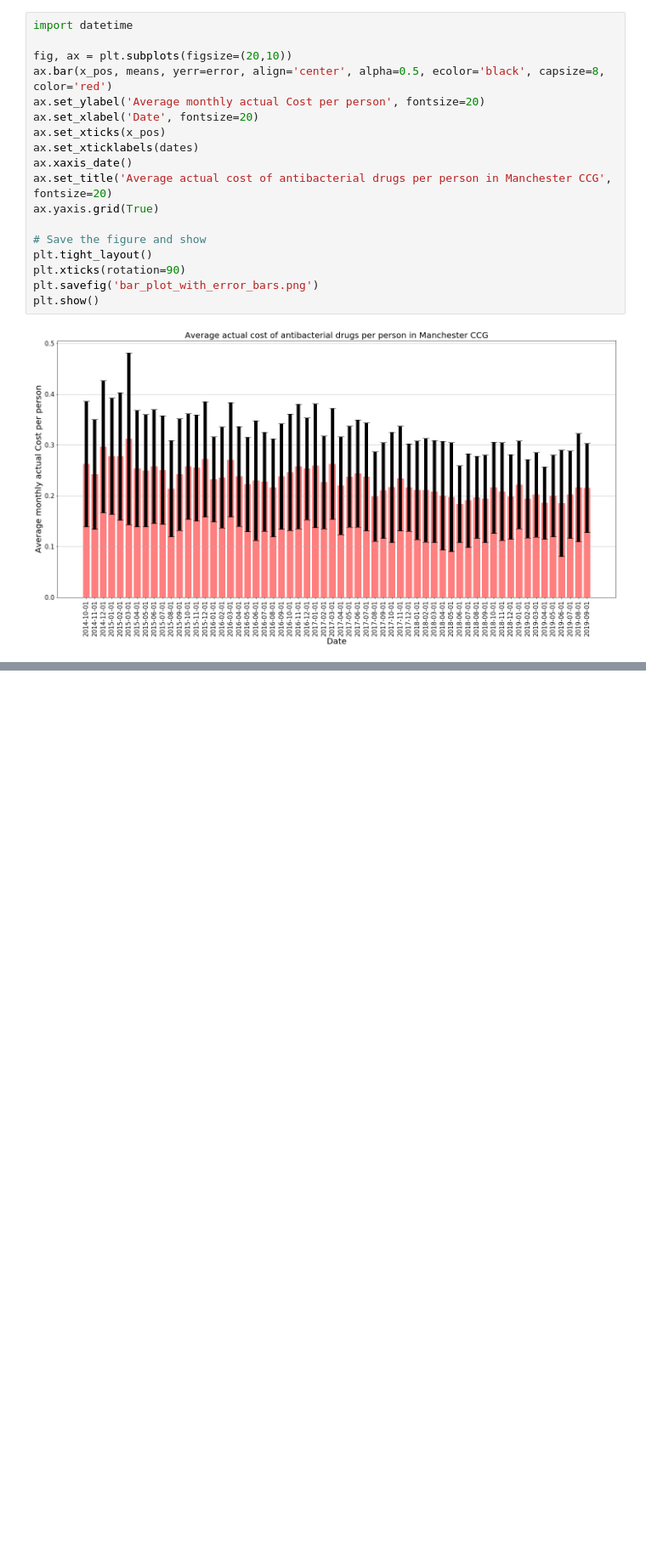
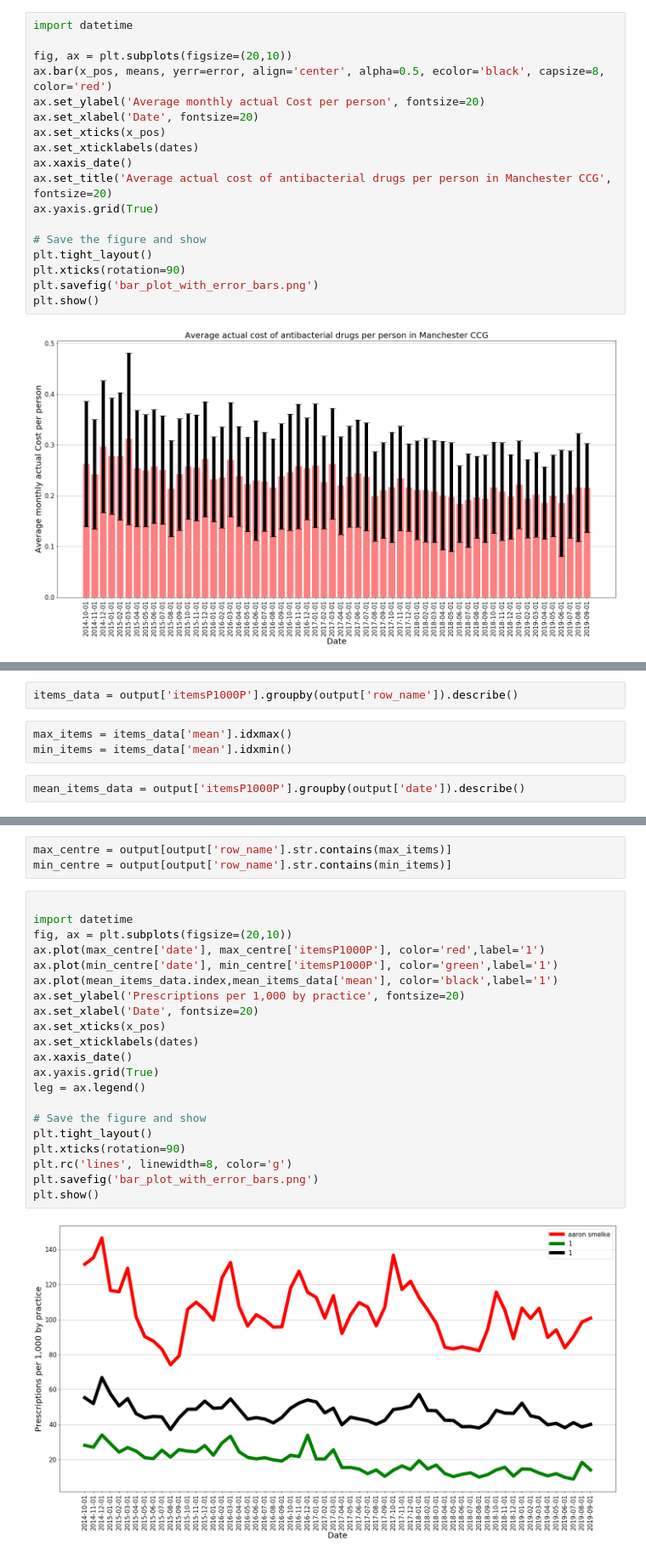
Before and after one commit to aaron-obrien/CCG_prescriptions_project, a Jupyter notebook: test.ipynb, the cells around one changed output, grey strips where cells are left out. Shown at 85% size. Cells and saved outputs as stored; diff of their text form; blank space fills up the shorter version.

Commit message:
Added another plot

```diff
--- a/test.ipynb
+++ b/test.ipynb
@@ -266,0 +271,7 @@ plt.show()
+# %%
+items_data = output['itemsP1000P'].groupby(output['row_name']).describe()
+# %%
+max_items = items_data['mean'].idxmax()
+min_items = items_data['mean'].idxmin()
+# %%
+mean_items_data = output['itemsP1000P'].groupby(output['date']).describe()
@@ -266,0 +298,26 @@ plt.show()
+# %%
+max_centre = output[output['row_name'].str.contains(max_items)]
+min_centre = output[output['row_name'].str.contains(min_items)]
+# %%
+
+import datetime
+fig, ax = plt.subplots(figsize=(20,10))
+ax.plot(max_centre['date'], max_centre['itemsP1000P'], color='red',label='1')
+ax.plot(min_centre['date'], min_centre['itemsP1000P'], color='green',label='1')
+ax.plot(mean_items_data.index,mean_items_data['mean'], color='black',label='1')
+ax.set_ylabel('Prescriptions per 1,000 by practice', fontsize=20)
+ax.set_xlabel('Date', fontsize=20)
+ax.set_xticks(x_pos)
+ax.set_xticklabels(dates)
+ax.xaxis_date()
+ax.yaxis.grid(True)
+leg = ax.legend()
+
+# Save the figure and show
+plt.tight_layout()
+plt.xticks(rotation=90)
+plt.rc('lines', linewidth=8, color='g')
+plt.savefig('bar_plot_with_error_bars.png')
+plt.show()
+# %% [output]
+[figure, added]
```
Also changed, not shown: parts of 4 cells of this notebook.
